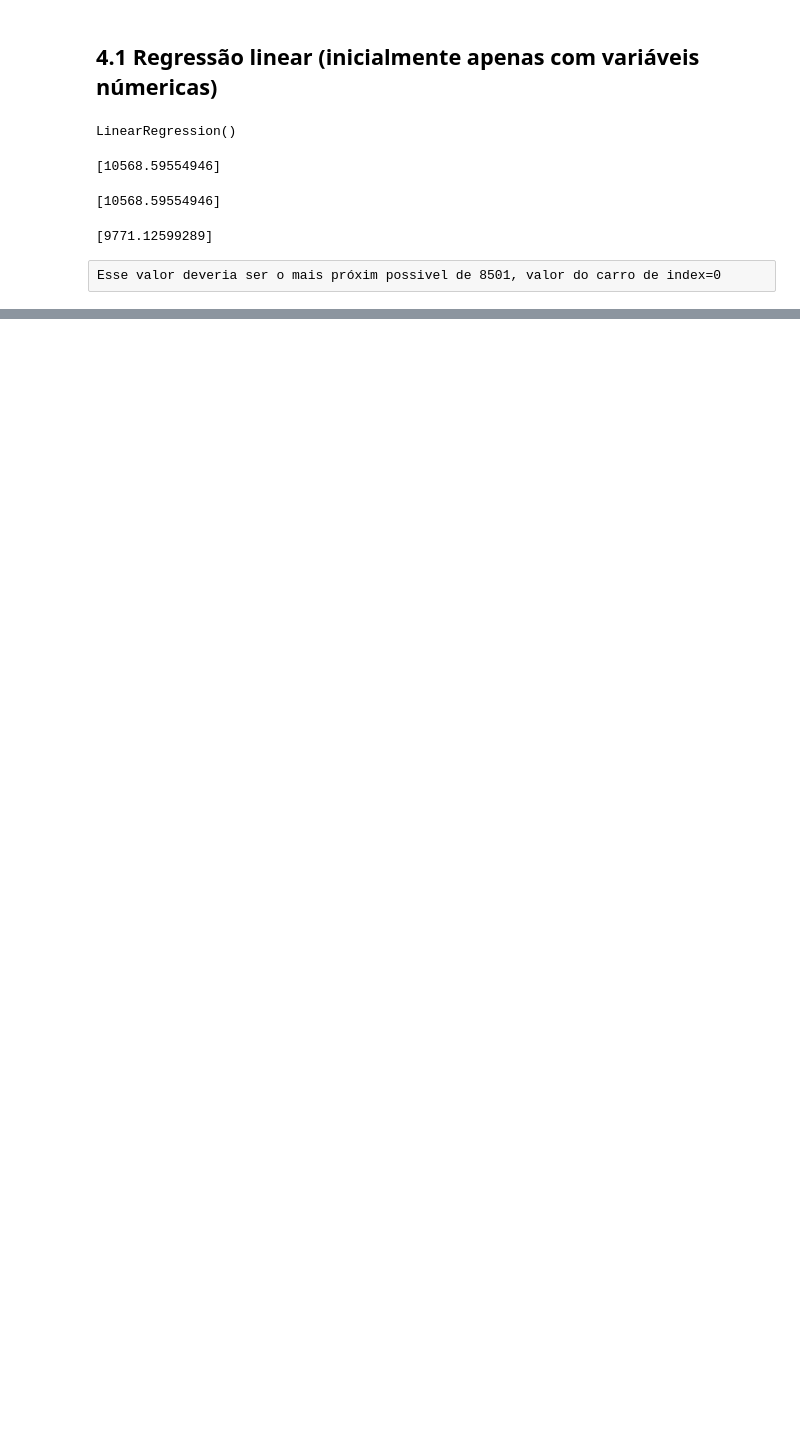
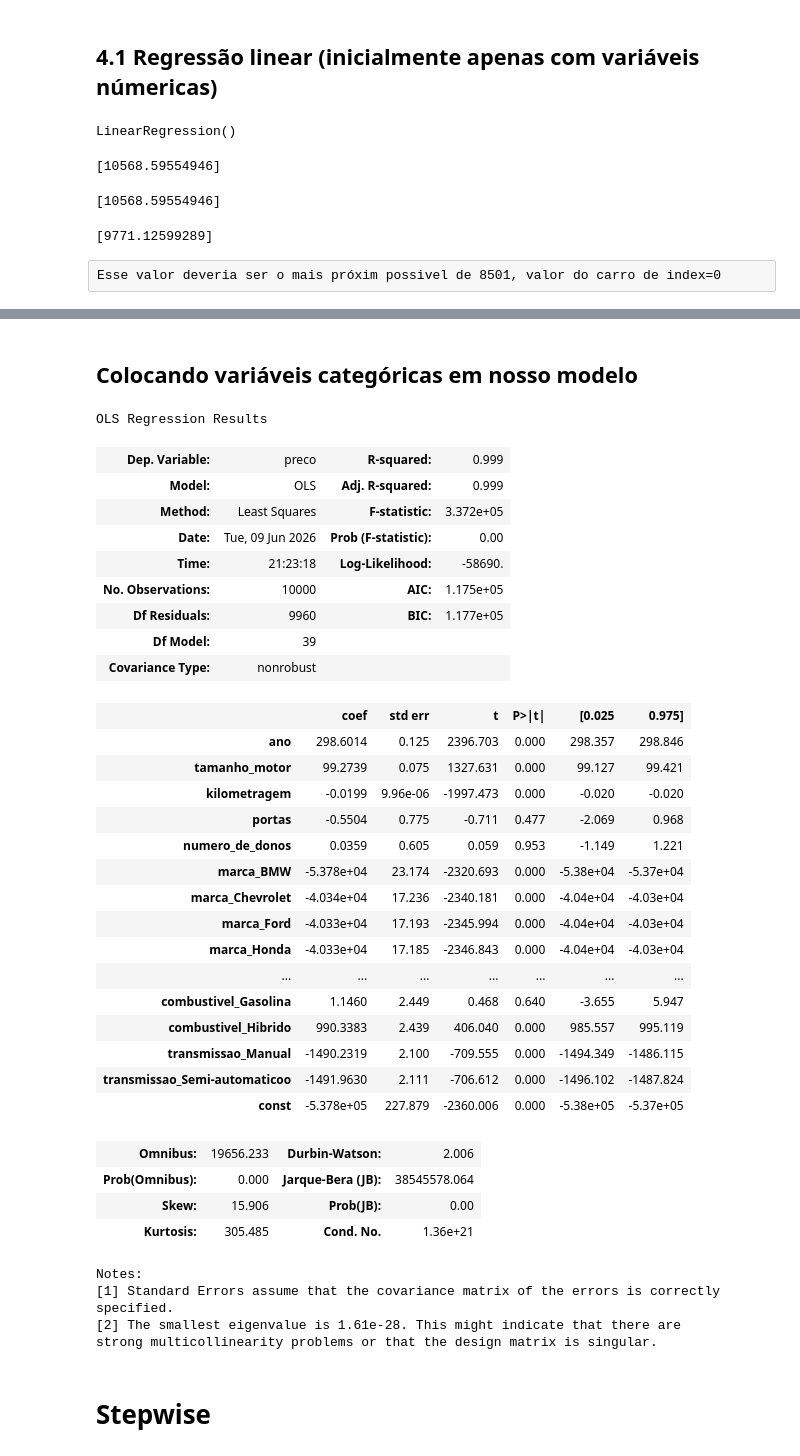
Before and after one commit to andreysousar/price-car, a Jupyter notebook: Car pricing.ipynb, the cells around one changed output, grey strips where cells are left out. Drawn from its saved outputs; the diff is of its cells as text; code cells hidden in the pictures; blank space fills up the shorter version.

Commit message:
stepwise

```diff
--- a/Car pricing.ipynb
+++ b/Car pricing.ipynb
@@ -199,0 +276,2 @@ Esse valor deveria ser o mais próxim possivel de 8501, valor do carro de index=
+# %% [markdown]
+## Colocando variáveis categóricas em nosso modelo
@@ -199,0 +283,45 @@ Esse valor deveria ser o mais próxim possivel de 8501, valor do carro de index=
+# %%
+preditoras=['ano', 'tamanho_motor', 'kilometragem', 'portas', 'numero_de_donos','marca','modelo','combustivel','transmissao']
+# %%
+X=pd.get_dummies(base_original[preditoras],drop_first=True).astype(float)
+# %%
+preco_full=sm.OLS(base_original['preco'],X.assign(const=1))
+results=preco_full.fit()
+results.summary()
+# %% [output]
+OLS Regression Results
+| Dep. Variable: | preco | R-squared: | 0.999 |
+| Model: | OLS | Adj. R-squared: | 0.999 |
+| Method: | Least Squares | F-statistic: | 3.372e+05 |
+| Date: | Tue, 09 Jun 2026 | Prob (F-statistic): | 0.00 |
+| Time: | 21:23:18 | Log-Likelihood: | -58690. |
+| No. Observations: | 10000 | AIC: | 1.175e+05 |
+| Df Residuals: | 9960 | BIC: | 1.177e+05 |
+| Df Model: | 39 |  |  |
+| Covariance Type: | nonrobust |  |  |
+|  | coef | std err | t | P>|t| | [0.025 | 0.975] |
+| ano | 298.6014 | 0.125 | 2396.703 | 0.000 | 298.357 | 298.846 |
+| tamanho_motor | 99.2739 | 0.075 | 1327.631 | 0.000 | 99.127 | 99.421 |
+| kilometragem | -0.0199 | 9.96e-06 | -1997.473 | 0.000 | -0.020 | -0.020 |
+| portas | -0.5504 | 0.775 | -0.711 | 0.477 | -2.069 | 0.968 |
+| numero_de_donos | 0.0359 | 0.605 | 0.059 | 0.953 | -1.149 | 1.221 |
+| marca_BMW | -5.378e+04 | 23.174 | -2320.693 | 0.000 | -5.38e+04 | -5.37e+04 |
+| marca_Chevrolet | -4.034e+04 | 17.236 | -2340.181 | 0.000 | -4.04e+04 | -4.03e+04 |
+| marca_Ford | -4.033e+04 | 17.193 | -2345.994 | 0.000 | -4.04e+04 | -4.03e+04 |
+| marca_Honda | -4.033e+04 | 17.185 | -2346.843 | 0.000 | -4.04e+04 | -4.03e+04 |
+| ... | ... | ... | ... | ... | ... | ... |
+| combustivel_Gasolina | 1.1460 | 2.449 | 0.468 | 0.640 | -3.655 | 5.947 |
+| combustivel_Hibrido | 990.3383 | 2.439 | 406.040 | 0.000 | 985.557 | 995.119 |
+| transmissao_Manual | -1490.2319 | 2.100 | -709.555 | 0.000 | -1494.349 | -1486.115 |
+| transmissao_Semi-automaticoo | -1491.9630 | 2.111 | -706.612 | 0.000 | -1496.102 | -1487.824 |
+| const | -5.378e+05 | 227.879 | -2360.006 | 0.000 | -5.38e+05 | -5.37e+05 |
+| Omnibus: | 19656.233 | Durbin-Watson: | 2.006 |
+| Prob(Omnibus): | 0.000 | Jarque-Bera (JB): | 38545578.064 |
+| Skew: | 15.906 | Prob(JB): | 0.00 |
+| Kurtosis: | 305.485 | Cond. No. | 1.36e+21 |
+Notes:
+[1] Standard Errors assume that the covariance matrix of the errors is correctly specified.
+[2] The smallest eigenvalue is 1.61e-28. This might indicate that there are
+strong multicollinearity problems or that the design matrix is singular.
+# %% [markdown]
+# Stepwise
```
Also changed, not shown: parts of 15 cells of this notebook.
